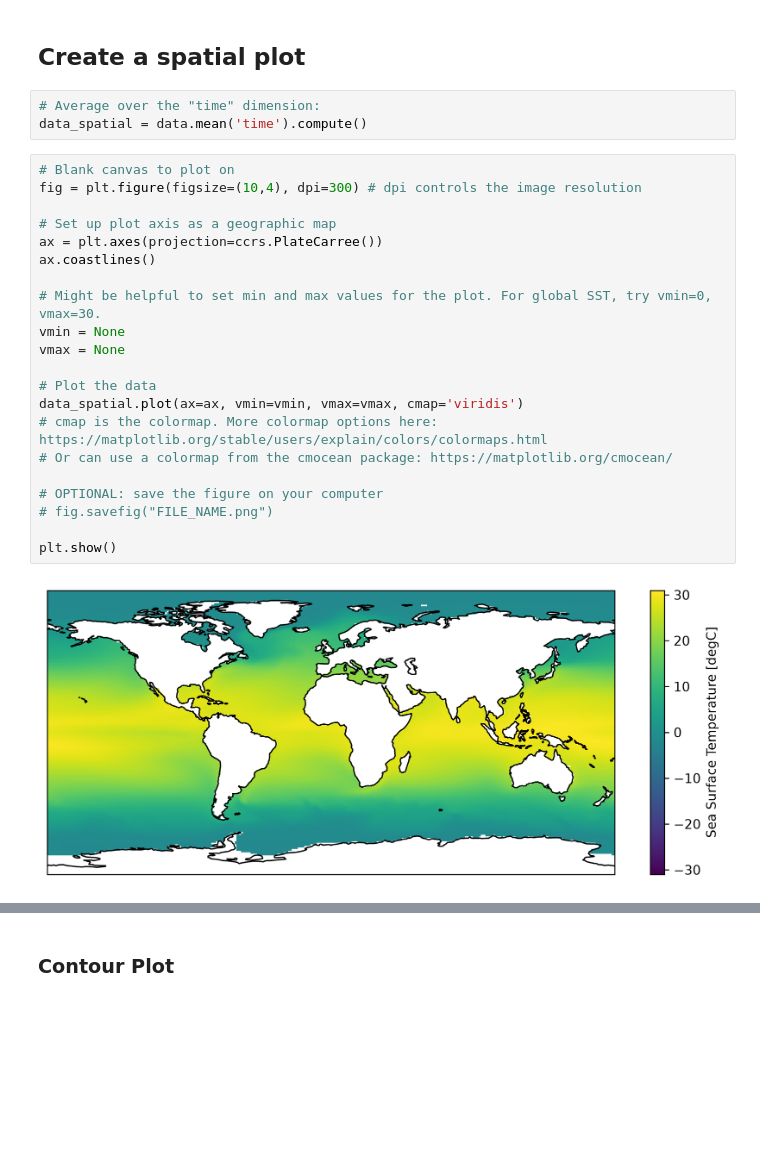
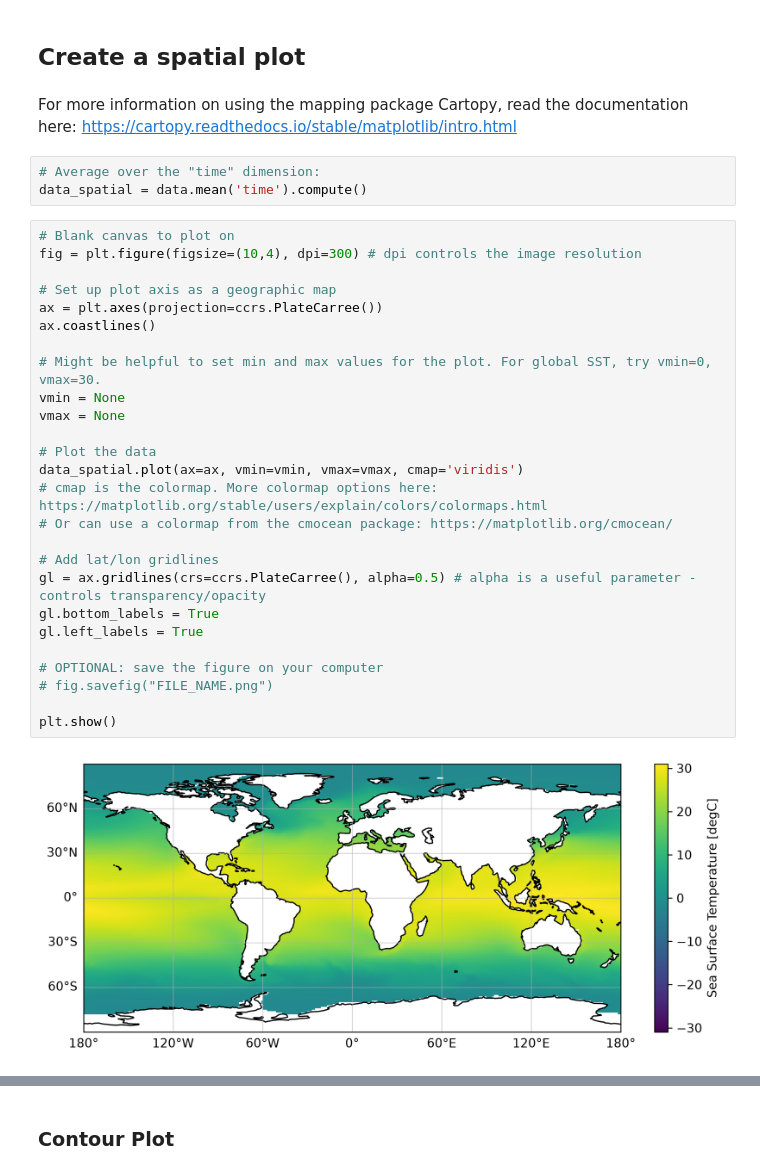
Before and after one commit to ashleylasinsky/whoi-climate-tutorial_2026, a Jupyter notebook: docs/pages/resources/streamlined_code.ipynb, the cells around one changed output, grey strips where cells are left out. Cells and saved outputs as stored; diff of their text form; blank space fills up the shorter version.

```diff
--- a/docs/pages/resources/streamlined_code.ipynb
+++ b/docs/pages/resources/streamlined_code.ipynb
@@ -131,29 +130,36 @@ array([[[       nan,        nan,        nan, ...,        nan,
     variable_id:    tos
 # %% [markdown]
 ## Create a spatial plot
+# %% [markdown]
+For more information on using the mapping package Cartopy, read the documentation here: https://cartopy.readthedocs.io/stable/matplotlib/intro.html
 # %%
 # Average over the "time" dimension:
 data_spatial = data.mean('time').compute()
 # %%
 # Blank canvas to plot on
 fig = plt.figure(figsize=(10,4), dpi=300) # dpi controls the image resolution
 
 # Set up plot axis as a geographic map
 ax = plt.axes(projection=ccrs.PlateCarree())
 ax.coastlines()
 
 # Might be helpful to set min and max values for the plot. For global SST, try vmin=0, vmax=30.
 vmin = None
 vmax = None
 
 # Plot the data
 data_spatial.plot(ax=ax, vmin=vmin, vmax=vmax, cmap='viridis')
 # cmap is the colormap. More colormap options here: https://matplotlib.org/stable/users/explain/colors/colormaps.html
 # Or can use a colormap from the cmocean package: https://matplotlib.org/cmocean/
 
+# Add lat/lon gridlines
+gl = ax.gridlines(crs=ccrs.PlateCarree(), alpha=0.5) # alpha is a useful parameter - controls transparency/opacity
+gl.bottom_labels = True
+gl.left_labels = True
+
 # OPTIONAL: save the figure on your computer
 # fig.savefig("FILE_NAME.png")
 
 plt.show()
 # %% [output]
-[figure, old version]
+[figure, new version]
```
Also changed, not shown: parts of 10 cells of this notebook.
